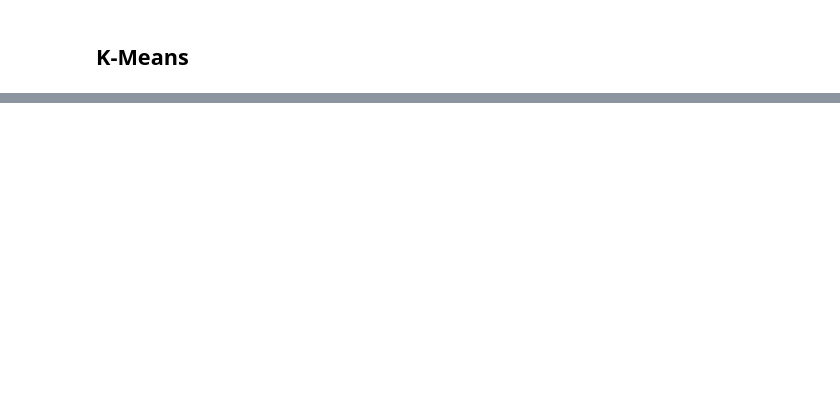
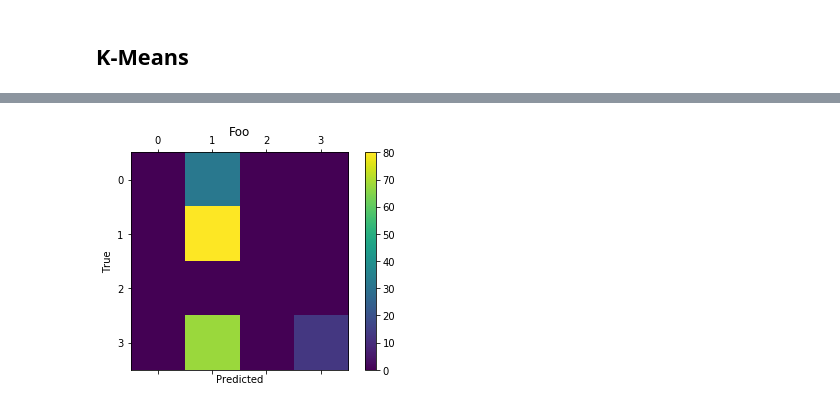
Before and after one commit to langersteff/trail-difficulty-classification, a Jupyter notebook: notebooks/03_pca_k_means.ipynb, the cells around one changed output, grey strips where cells are left out. Cells and saved outputs as stored; diff of their text form; code cells hidden in the pictures; blank space fills up the shorter version.

```diff
--- a/notebooks/03_pca_k_means.ipynb
+++ b/notebooks/03_pca_k_means.ipynb
@@ -104,0 +140,4 @@ MtbVisualizer.print_confusion_matrix(y_train, y_pred_train, labels=[0,1,2,3])
+# %%
+MtbVisualizer.print_confusion_matrix(y_dev, y_pred_dev_remapped, labels=[0,1,2,3])
+# %% [output]
+[figure, added]
```
Also changed, not shown: parts of 8 cells of this notebook, 31 other files.
